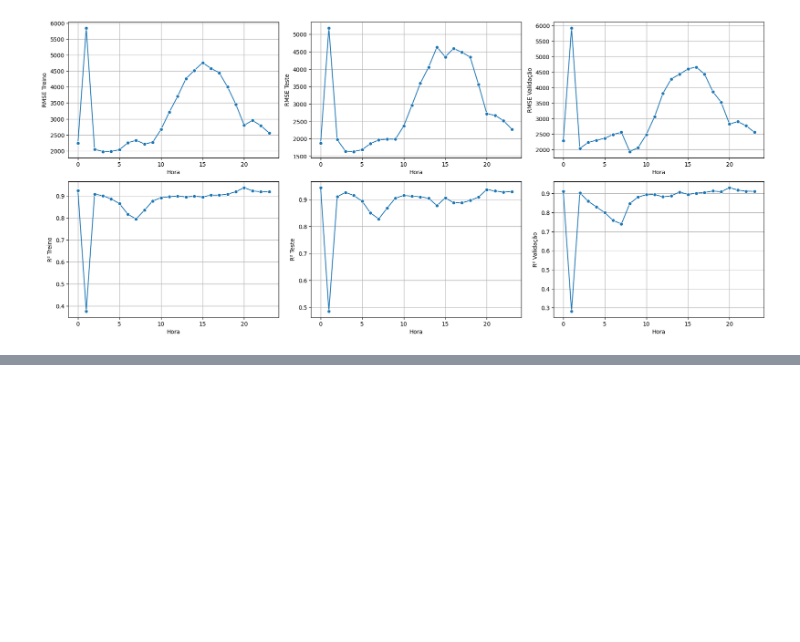
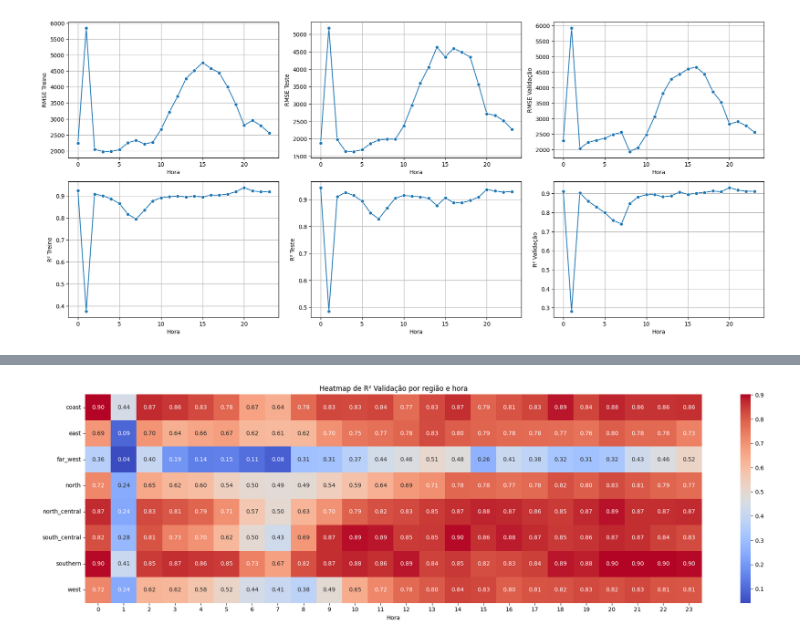
Before and after one commit to jrodrigotico/serena-tcc, a Jupyter notebook: debug_modelo.ipynb, the cells around one changed output, grey strips where cells are left out. Saved outputs shown, nothing was run; the diff lists cells and outputs as text; code cells hidden in the pictures; blank space fills up the shorter version.

Commit message:
heatmap feito para analisar cada regiao

```diff
--- a/debug_modelo.ipynb
+++ b/debug_modelo.ipynb
@@ -230,0 +164,3 @@ heatmap_r2(tabela3, tipo='Treino')
+# %%
+tabela_formatada3 = treinamento_regioes_formatado(df)
+tabela_formatada3
@@ -230,0 +181,4 @@ heatmap_r2(tabela3, tipo='Treino')
+# %%
+plot_heatmap(tabela_formatada3, 'R² Validação')
+# %% [output]
+[figure, added]
```
Also changed, not shown: parts of 10 cells of this notebook, 2 other files.
